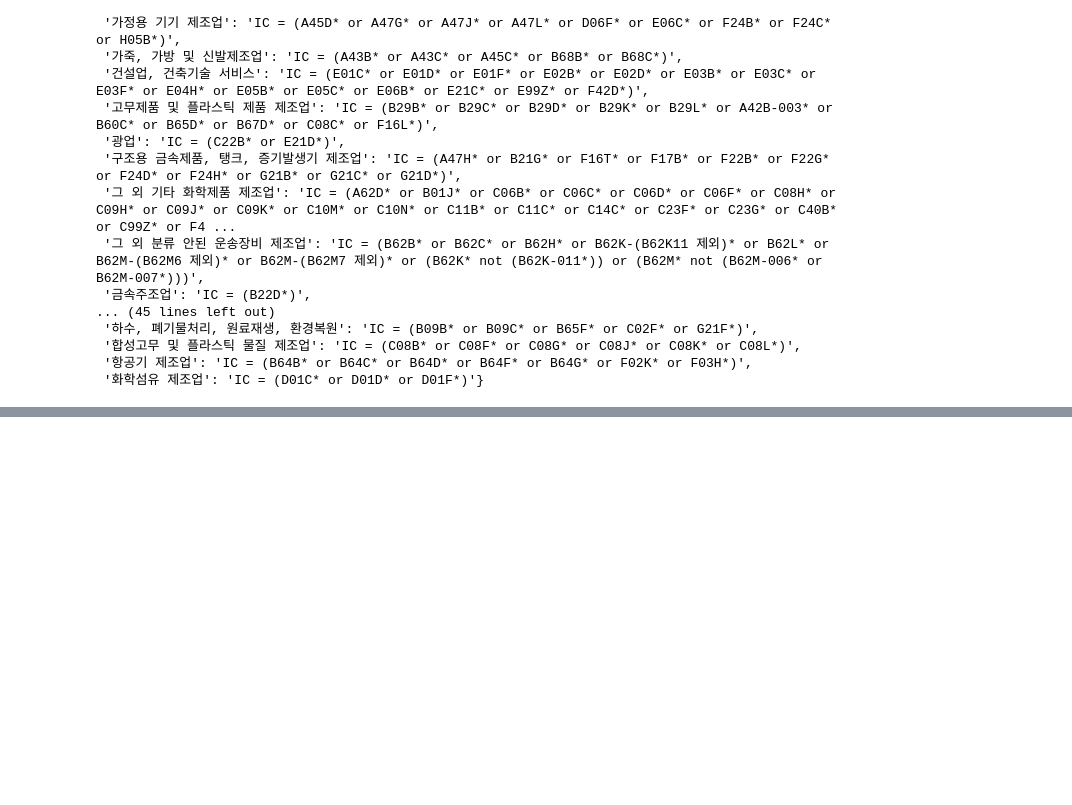
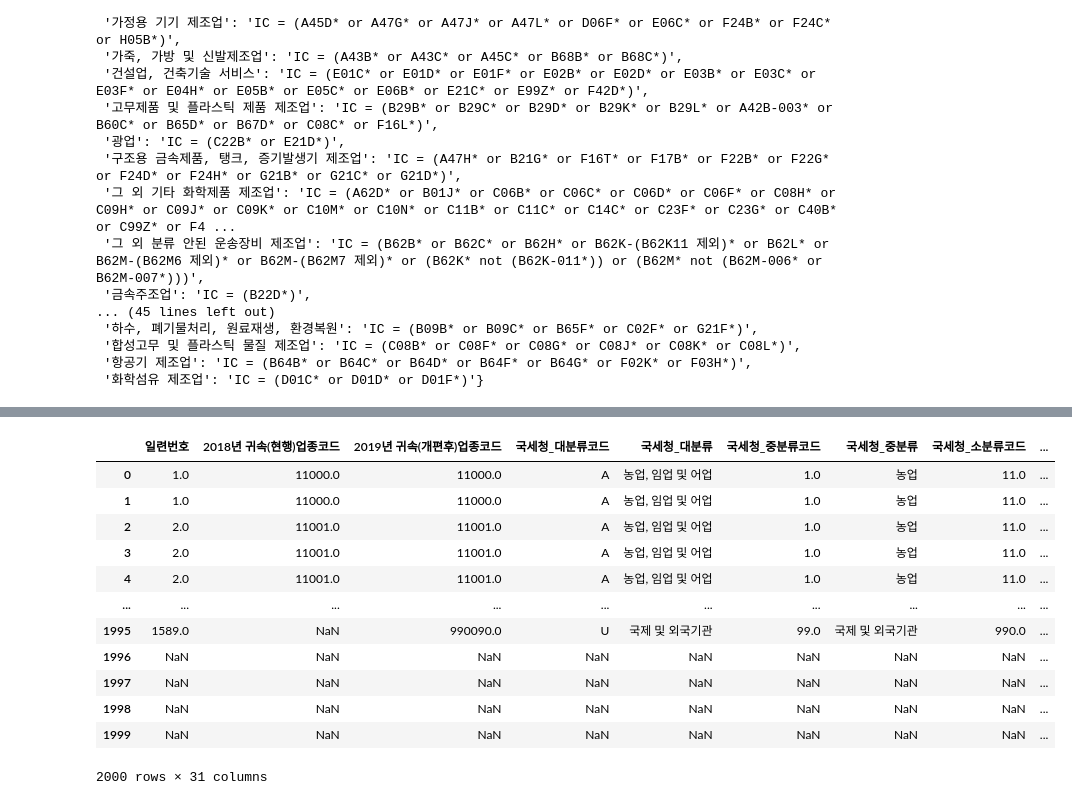
Before and after one commit to patent-analysis-compa/KSIC_IPC, a Jupyter notebook: KSIC_IPC연계.ipynb, the cells around one changed output, grey strips where cells are left out. Cells and saved outputs as stored; diff of their text form; code cells hidden in the pictures; blank space fills up the shorter version.

```diff
--- a/KSIC_IPC연계.ipynb
+++ b/KSIC_IPC연계.ipynb
@@ -107,0 +205,2 @@ queries
+# %%
+concordance = pd.read_csv('국세청업종코드-KSIC10-KSIC9_연계완.csv')
@@ -107,0 +236,2 @@ queries
+# %%
+concordance = concordance[~concordance['KSIC10_코드'].isna()]
@@ -107,0 +240,2 @@ queries
+# %%
+concordance['KSIC_CODE'] = concordance['KSIC10_대분류코드']+concordance['KSIC10_중분류코드'].apply(lambda x: str(int(x)).zfill(2))
@@ -107,0 +257,18 @@ queries
+# %%
+concordance = concordance.merge(ksic9, how='left')
+# %%
+concordance
+# %% [output]
+|  | 일련번호 | 2018년 귀속(현행)업종코드 | 2019년 귀속(개편후)업종코드 | 국세청_대분류코드 | 국세청_대분류 | 국세청_중분류코드 | 국세청_중분류 | 국세청_소분류코드 | ... |
+| 0 | 1.0 | 11000.0 | 11000.0 | A | 농업, 임업 및 어업 | 1.0 | 농업 | 11.0 | ... |
+| 1 | 1.0 | 11000.0 | 11000.0 | A | 농업, 임업 및 어업 | 1.0 | 농업 | 11.0 | ... |
+| 2 | 2.0 | 11001.0 | 11001.0 | A | 농업, 임업 및 어업 | 1.0 | 농업 | 11.0 | ... |
+| 3 | 2.0 | 11001.0 | 11001.0 | A | 농업, 임업 및 어업 | 1.0 | 농업 | 11.0 | ... |
+| 4 | 2.0 | 11001.0 | 11001.0 | A | 농업, 임업 및 어업 | 1.0 | 농업 | 11.0 | ... |
+| ... | ... | ... | ... | ... | ... | ... | ... | ... | ... |
+| 1995 | 1589.0 | NaN | 990090.0 | U | 국제 및 외국기관 | 99.0 | 국제 및 외국기관 | 990.0 | ... |
+| 1996 | NaN | NaN | NaN | NaN | NaN | NaN | NaN | NaN | ... |
+| 1997 | NaN | NaN | NaN | NaN | NaN | NaN | NaN | NaN | ... |
+| 1998 | NaN | NaN | NaN | NaN | NaN | NaN | NaN | NaN | ... |
+| 1999 | NaN | NaN | NaN | NaN | NaN | NaN | NaN | NaN | ... |
+2000 rows × 31 columns
```
Also changed, not shown: parts of 37 cells of this notebook.
